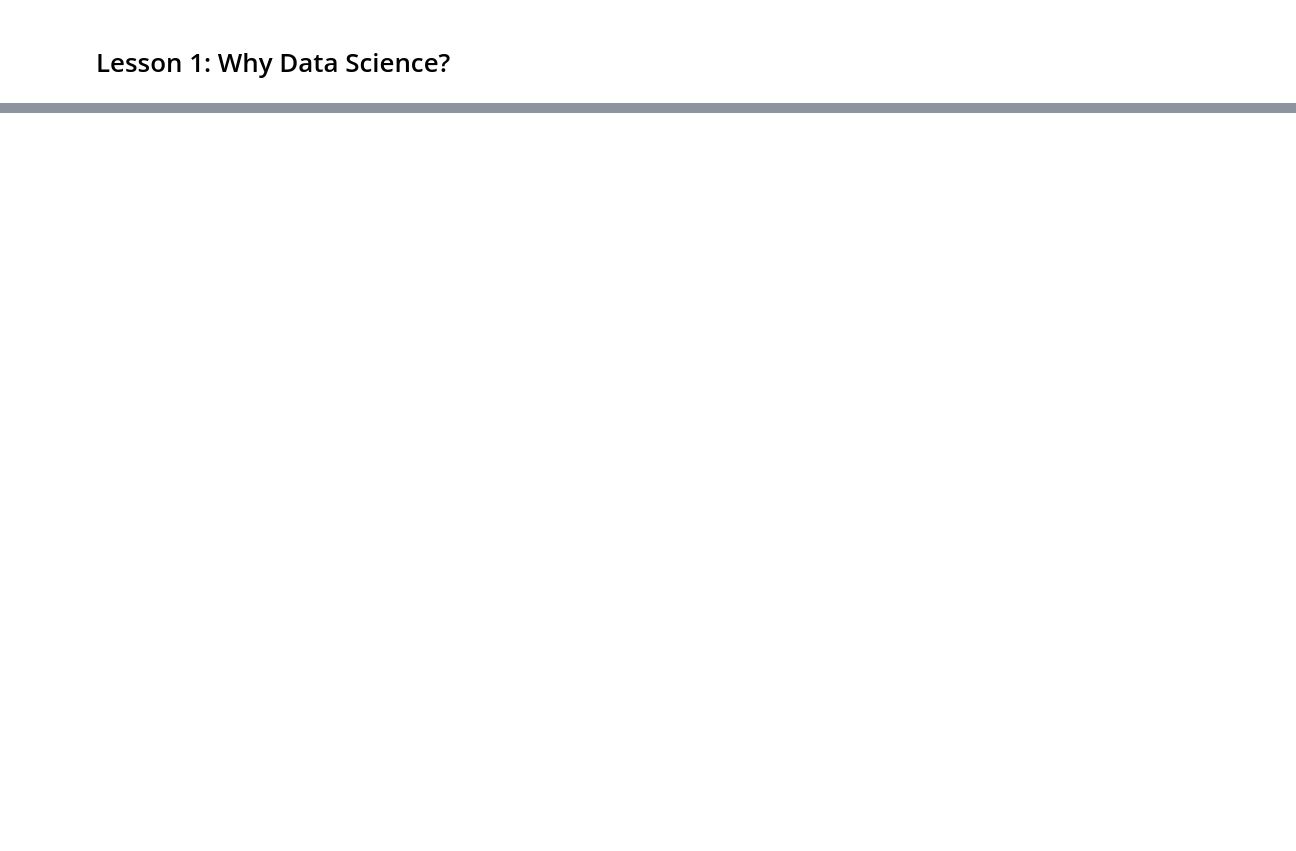
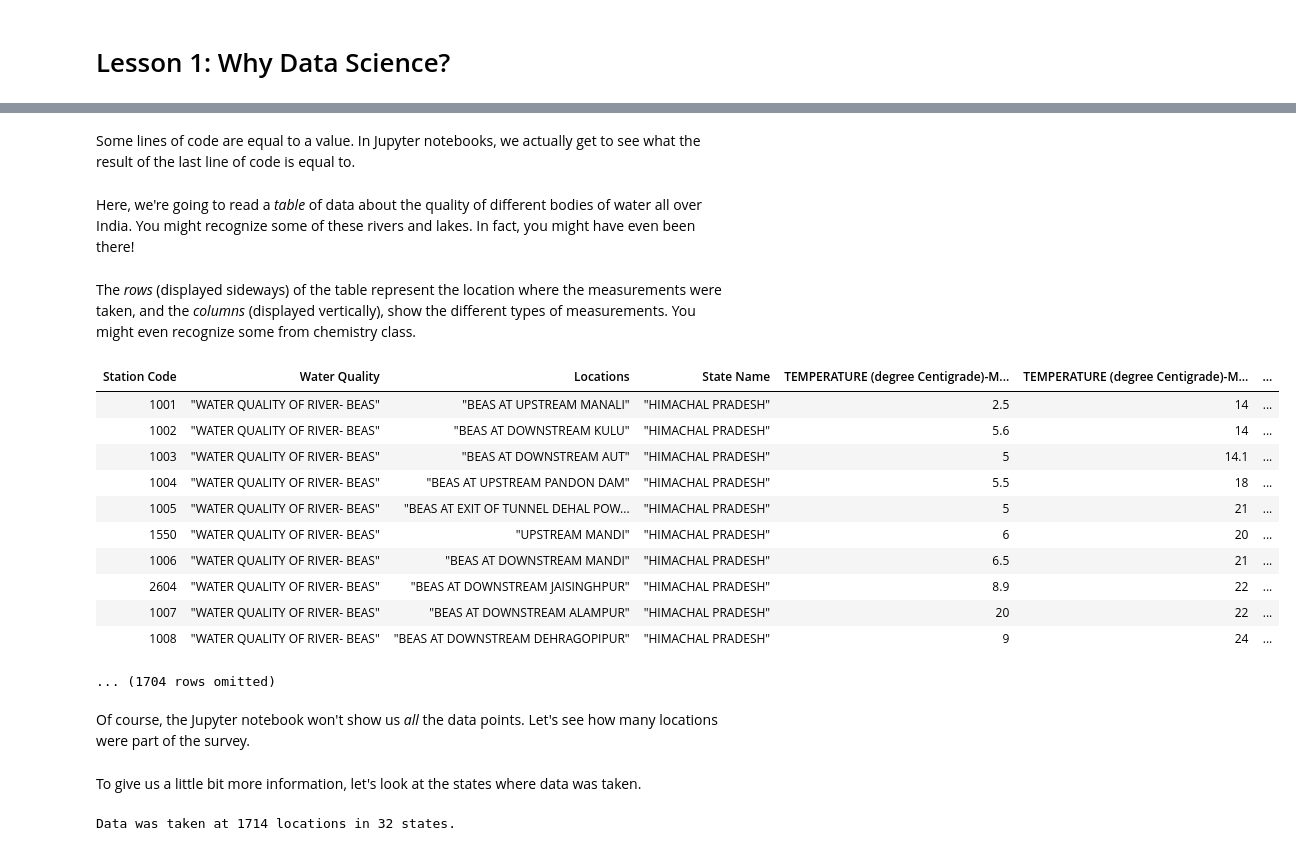
Before and after one commit to dsindia/notebooks, a Jupyter notebook: lesson1.ipynb, the cells around one changed output, grey strips where cells are left out. Cells and saved outputs as stored; diff of their text form; code cells hidden in the pictures; blank space fills up the shorter version.

```diff
--- a/lesson1.ipynb
+++ b/lesson1.ipynb
@@ -19,0 +21,31 @@ plt.style.use('fivethirtyeight')
+# %% [markdown]
+Some lines of code are equal to a value. In Jupyter notebooks, we actually get to see what the result of the last line of code is equal to.
+# %% [markdown]
+Here, we're going to read a *table* of data about the quality of different bodies of water all over India. You might recognize some of these rivers and lakes. In fact, you might have even been there!
+# %% [markdown]
+The *rows* (displayed sideways) of the table represent the location where the measurements were taken, and the *columns* (displayed vertically), show the different types of measurements. You might even recognize some from chemistry class.
+# %%
+water = Table().read_table("water_quality.csv")
+water
+# %% [output]
+| Station Code | Water Quality | Locations | State Name | TEMPERATURE (degree Centigrade)-M... | TEMPERATURE (degree Centigrade)-M... | ... |
+| 1001 | "WATER QUALITY OF RIVER- BEAS" | "BEAS AT UPSTREAM MANALI" | "HIMACHAL PRADESH" | 2.5 | 14 | ... |
+| 1002 | "WATER QUALITY OF RIVER- BEAS" | "BEAS AT DOWNSTREAM KULU" | "HIMACHAL PRADESH" | 5.6 | 14 | ... |
+| 1003 | "WATER QUALITY OF RIVER- BEAS" | "BEAS AT DOWNSTREAM AUT" | "HIMACHAL PRADESH" | 5 | 14.1 | ... |
+| 1004 | "WATER QUALITY OF RIVER- BEAS" | "BEAS AT UPSTREAM PANDON DAM" | "HIMACHAL PRADESH" | 5.5 | 18 | ... |
+| 1005 | "WATER QUALITY OF RIVER- BEAS" | "BEAS AT EXIT OF TUNNEL DEHAL POW... | "HIMACHAL PRADESH" | 5 | 21 | ... |
+| 1550 | "WATER QUALITY OF RIVER- BEAS" | "UPSTREAM MANDI" | "HIMACHAL PRADESH" | 6 | 20 | ... |
+| 1006 | "WATER QUALITY OF RIVER- BEAS" | "BEAS AT DOWNSTREAM MANDI" | "HIMACHAL PRADESH" | 6.5 | 21 | ... |
+| 2604 | "WATER QUALITY OF RIVER- BEAS" | "BEAS AT DOWNSTREAM JAISINGHPUR" | "HIMACHAL PRADESH" | 8.9 | 22 | ... |
+| 1007 | "WATER QUALITY OF RIVER- BEAS" | "BEAS AT DOWNSTREAM ALAMPUR" | "HIMACHAL PRADESH" | 20 | 22 | ... |
+| 1008 | "WATER QUALITY OF RIVER- BEAS" | "BEAS AT DOWNSTREAM DEHRAGOPIPUR" | "HIMACHAL PRADESH" | 9 | 24 | ... |
+... (1704 rows omitted)
+# %% [markdown]
+Of course, the Jupyter notebook won't show us *all* the data points. Let's see how many locations were part of the survey.
+# %% [markdown]
+To give us a little bit more information, let's look at the states where data was taken.
+# %%
+print("Data was taken at " + str(water.num_rows) + " locations" + " in " +
+      str(water.group("State Name").num_rows) + " states.")
+# %% [output]
+Data was taken at 1714 locations in 32 states.
```
Also changed, not shown: parts of 10 cells of this notebook, 2 other files.
